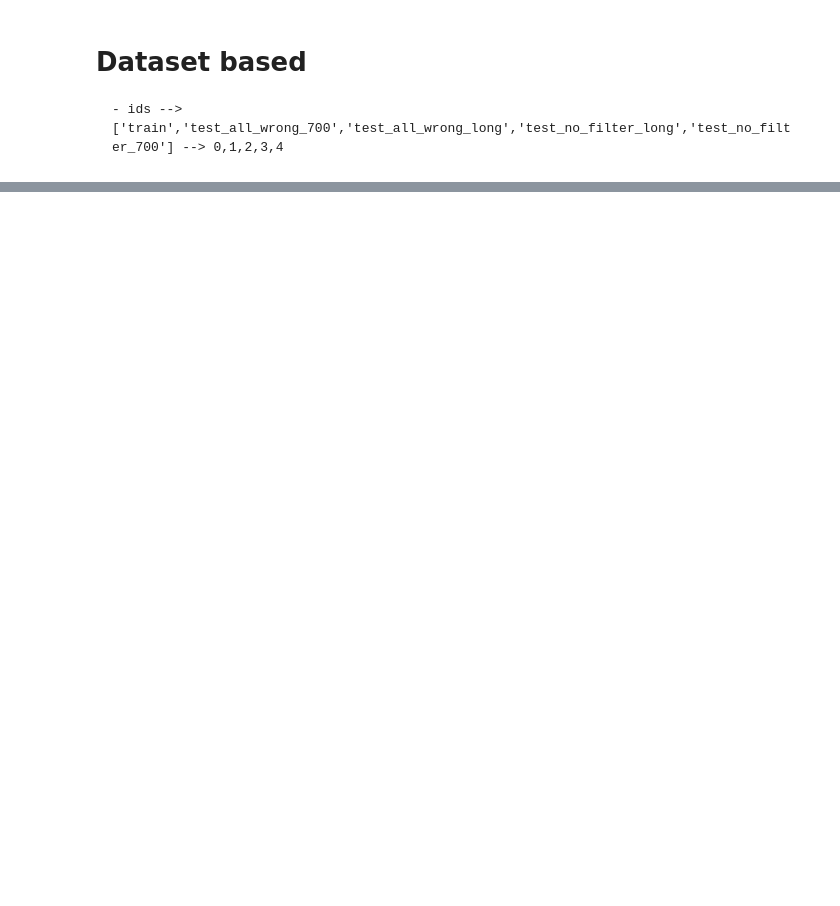
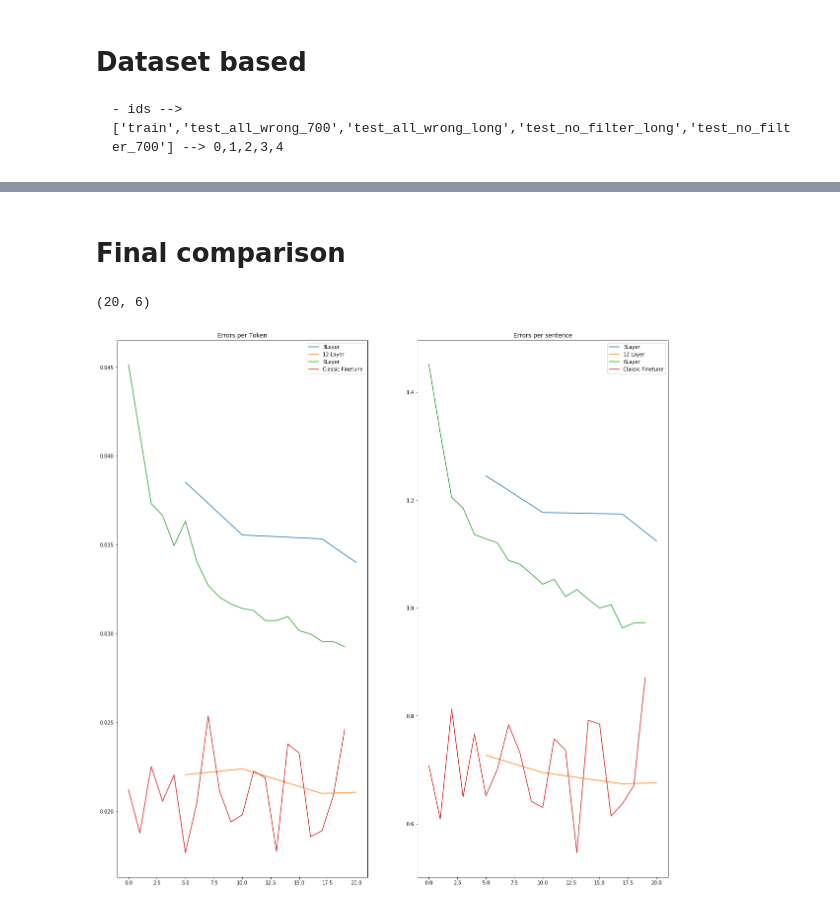
Before and after one commit to Yondijr/TG_samples, a Jupyter notebook: Evaluate_grammar.ipynb, the cells around one changed output, grey strips where cells are left out. Saved outputs shown, nothing was run; the diff lists cells and outputs as text; code cells hidden in the pictures; blank space fills up the shorter version.

```diff
--- a/Evaluate_grammar.ipynb
+++ b/Evaluate_grammar.ipynb
@@ -93,11 +93,3 @@ data2 = load_and_split_finetune()
 # %%
 %%capture
 correct_model_dataset(data2,"classic_finetuning")
-# %%
-def load_finetune():
-    out = []
-    stats = pickle.load(open("saves/classic_finetuning_translation_stats.p","rb"))
-    cor = pickle.load(open("saves/classic_finetuning_translation.p","rb"))
-    for x in range (len(stats)):
-        out.append(grammar_stats(stats[x],len(cor)+ stats[x][-1]))
-    return out
@@ -178,0 +138,30 @@ format_reloads_dataset_2(out,4)
+# %% [markdown]
+# Final comparison
+# %%
+classic = load_finetune()
+classic = np.array(classic)
+# %%
+translation = load_grammar()
+# %%
+classic.shape
+# %% [output]
+(20, 6)
+# %%
+def format_reloads_model_2(translation,finetune):
+    titles = ["Errors per Token", "Errors per sentence"]
+    plt.figure(figsize=(20,20))
+
+    for x in range(len(titles)):
+        plt.subplot(int(str(12) + str(x+1)))
+        plt.title(titles[x])
+        formatted = extend_x_3(translation["3"][3][:,x+3])
+        plt.plot(formatted[1],formatted[0])
+        formatted = extend_x_3(translation["full"][3][:,x+3])
+        plt.plot(formatted[1],formatted[0])
+        plt.plot(translation["6"][x][:,x+3])
+        plt.plot(classic[:,x+3])
+        plt.legend(["3Layer","12 Layer",'6Layer','Classic Finetune'])
+# %%
+format_reloads_model_2(translation,classic)
+# %% [output]
+[figure, added]
```
Also changed, not shown: parts of 12 cells of this notebook, 35 other files.
